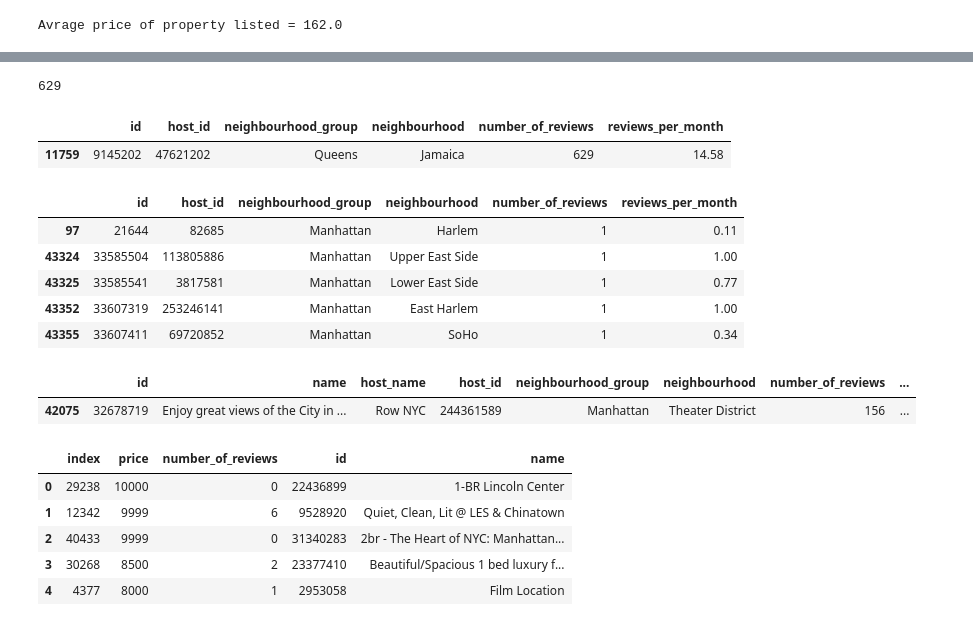
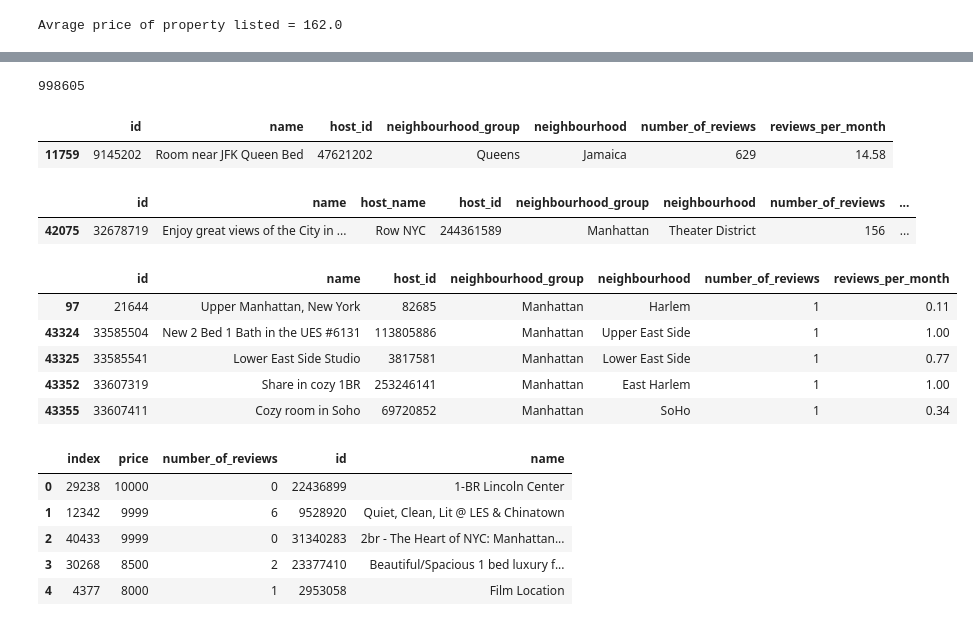
Before and after one commit to Dheerajraghava/Dheerajraghav_Airbnb_Bookings_Analysis_Capstone_Project, a Jupyter notebook: Copy_of_Sample_EDA_Submission_Template.ipynb, the cells around one changed output, grey strips where cells are left out. Drawn from its saved outputs; the diff is of its cells as text; code cells hidden in the pictures.

```diff
--- a/Copy_of_Sample_EDA_Submission_Template.ipynb
+++ b/Copy_of_Sample_EDA_Submission_Template.ipynb
@@ -513,31 +538,31 @@ Avrage price of property listed = 162.0
 # %%
 #Max number of reviews
-data1['number_of_reviews'].max()
+data1['number_of_reviews'].sum()
 # %% [output]
-629
+998605
 # %%
-#Highest numbers of reviews to which property
+#Airbnb with highest numbers of reviews.
 
-data1.sort_values('number_of_reviews',ascending=False).head(1)[['id','host_id','neighbourhood_group',	'neighbourhood','number_of_reviews','reviews_per_month']]
+data1.sort_values('number_of_reviews',ascending=False).head(1)[['id','name','host_id','neighbourhood_group',	'neighbourhood','number_of_reviews','reviews_per_month']]
 # %% [output]
-|  | id | host_id | neighbourhood_group | neighbourhood | number_of_reviews | reviews_per_month |
-| 11759 | 9145202 | 47621202 | Queens | Jamaica | 629 | 14.58 |
+|  | id | name | host_id | neighbourhood_group | neighbourhood | number_of_reviews | reviews_per_month |
+| 11759 | 9145202 | Room near JFK Queen Bed | 47621202 | Queens | Jamaica | 629 | 14.58 |
+# %%
+#AirBnb with highest numbers of reviews per month
+
+data1.sort_values('reviews_per_month',ascending=False).head(1)[['id','name','host_name','host_id','neighbourhood_group',	'neighbourhood','number_of_reviews','reviews_per_month','price']]
+# %% [output]
+|  | id | name | host_name | host_id | neighbourhood_group | neighbourhood | number_of_reviews | ... |
+| 42075 | 32678719 | Enjoy great views of the City in ... | Row NYC | 244361589 | Manhattan | Theater District | 156 | ... |
 # %%
-#lowest numbers of reviews
+#AirBnb with lowest numbers of reviews
 
-data1[data1['number_of_reviews']==1].sort_values('number_of_reviews',ascending=True).head(5)[['id','host_id','neighbourhood_group',	'neighbourhood','number_of_reviews','reviews_per_month']]
+data1[data1['number_of_reviews']==1].sort_values('number_of_reviews',ascending=True).head(5)[['id','name','host_id','neighbourhood_group',	'neighbourhood','number_of_reviews','reviews_per_month']]
 # %% [output]
-|  | id | host_id | neighbourhood_group | neighbourhood | number_of_reviews | reviews_per_month |
-| 97 | 21644 | 82685 | Manhattan | Harlem | 1 | 0.11 |
-| 43324 | 33585504 | 113805886 | Manhattan | Upper East Side | 1 | 1.00 |
-| 43325 | 33585541 | 3817581 | Manhattan | Lower East Side | 1 | 0.77 |
-| 43352 | 33607319 | 253246141 | Manhattan | East Harlem | 1 | 1.00 |
-| 43355 | 33607411 | 69720852 | Manhattan | SoHo | 1 | 0.34 |
+|  | id | name | host_id | neighbourhood_group | neighbourhood | number_of_reviews | reviews_per_month |
+| 97 | 21644 | Upper Manhattan, New York | 82685 | Manhattan | Harlem | 1 | 0.11 |
+| 43324 | 33585504 | New 2 Bed 1 Bath in the UES #6131 | 113805886 | Manhattan | Upper East Side | 1 | 1.00 |
+| 43325 | 33585541 | Lower East Side Studio | 3817581 | Manhattan | Lower East Side | 1 | 0.77 |
+| 43352 | 33607319 | Share in cozy 1BR | 253246141 | Manhattan | East Harlem | 1 | 1.00 |
+| 43355 | 33607411 | Cozy room in Soho | 69720852 | Manhattan | SoHo | 1 | 0.34 |
-# %%
-#Highest numbers of reviews per month
-
-data1.sort_values('reviews_per_month',ascending=False).head(1)[['id','name','host_name','host_id','neighbourhood_group',	'neighbourhood','number_of_reviews','reviews_per_month','price']]
-# %% [output]
-|  | id | name | host_name | host_id | neighbourhood_group | neighbourhood | number_of_reviews | ... |
-| 42075 | 32678719 | Enjoy great views of the City in ... | Row NYC | 244361589 | Manhattan | Theater District | 156 | ... |
 # %%
```
Also changed, not shown: parts of 17 cells of this notebook.
